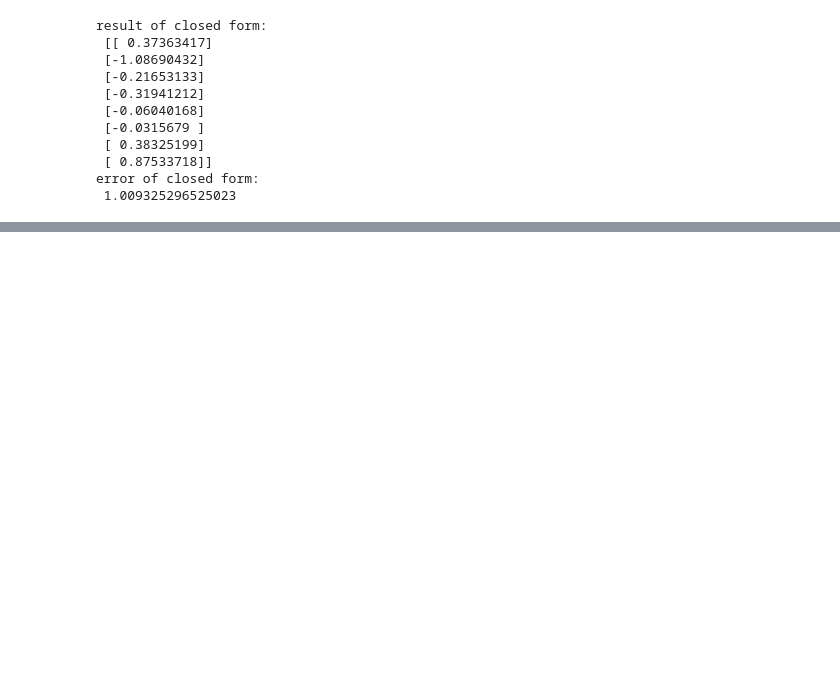
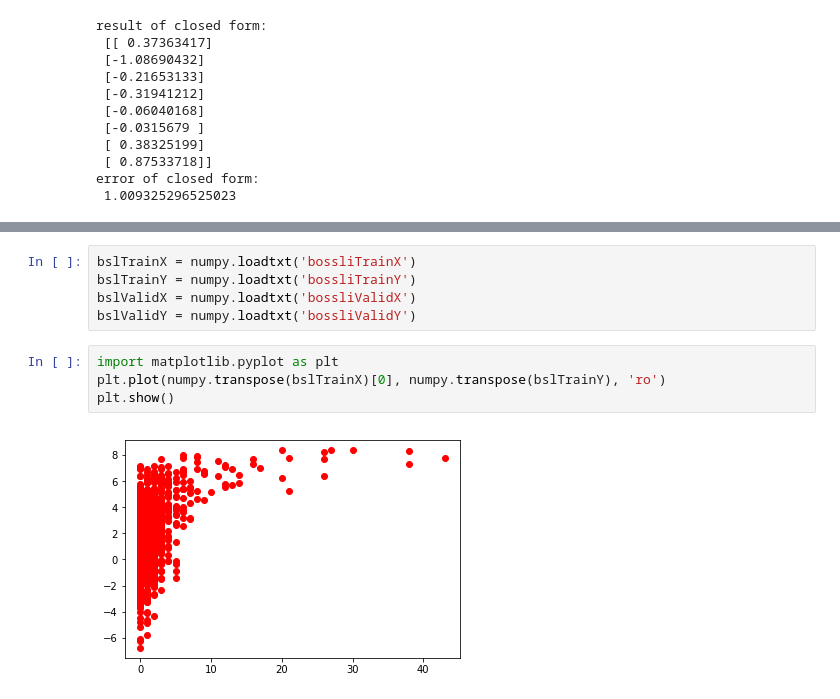
Before and after one commit to yma67/Reddit-Popularity-Predict, a Jupyter notebook: project1.ipynb, the cells around one changed output, grey strips where cells are left out. Cells and saved outputs as stored; diff of their text form; blank space fills up the shorter version.

Commit message:
added feature plots to be discussed

```diff
--- a/project1.ipynb
+++ b/project1.ipynb
@@ -310,0 +330,11 @@ error of closed form:
+# %%
+bslTrainX = numpy.loadtxt('bossliTrainX')
+bslTrainY = numpy.loadtxt('bossliTrainY')
+bslValidX = numpy.loadtxt('bossliValidX')
+bslValidY = numpy.loadtxt('bossliValidY')
+# %%
+import matplotlib.pyplot as plt
+plt.plot(numpy.transpose(bslTrainX)[0], numpy.transpose(bslTrainY), 'ro')
+plt.show()
+# %% [output]
+[figure, added]
```
Also changed, not shown: parts of 9 cells of this notebook.
